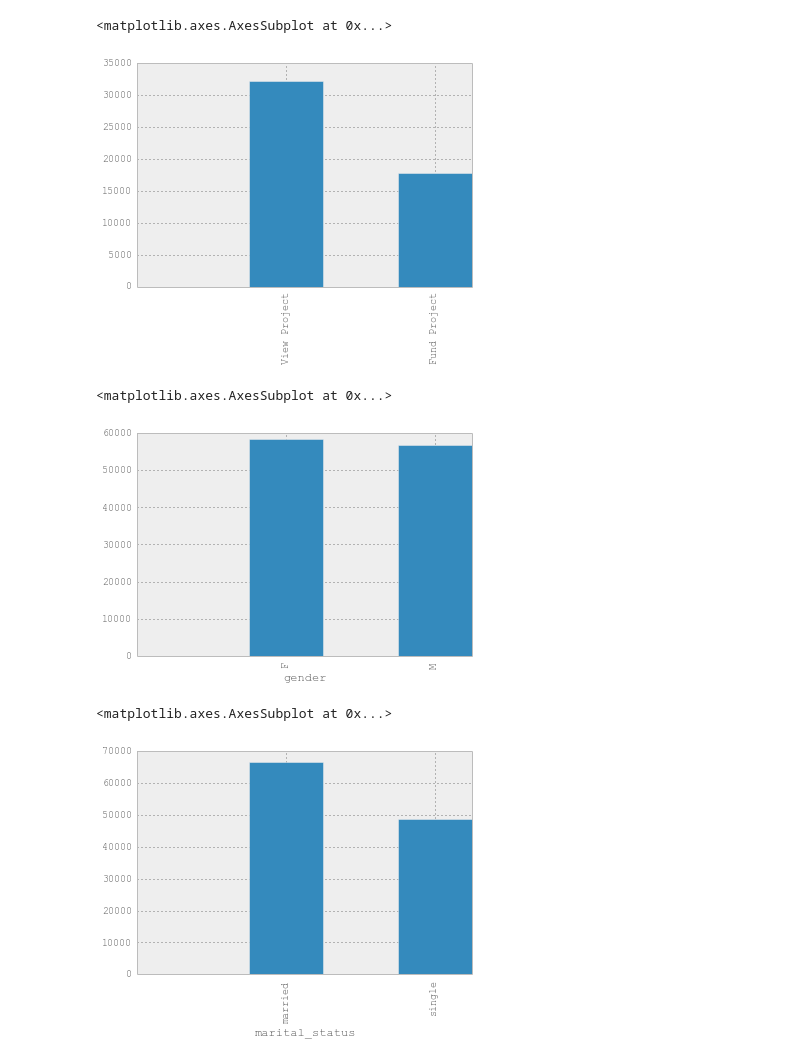
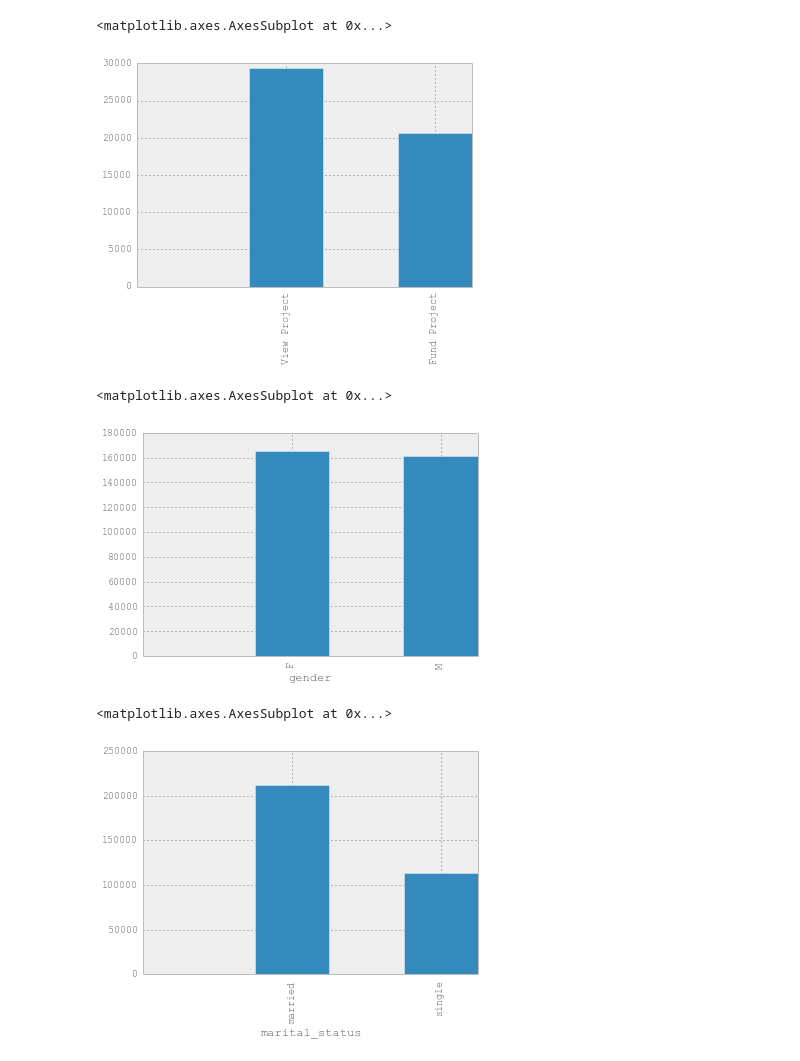
Before and after one commit to localytics/data-viz-challenge, a Jupyter notebook: Localytics Data Viz Challenge.ipynb, the cells around one changed output. Drawn from its saved outputs; the diff is of its cells as text; code cells hidden in the pictures.

Commit message:
update ipython notebook to use most recent data.json

```diff
--- a/Localytics Data Viz Challenge.ipynb
+++ b/Localytics Data Viz Challenge.ipynb
@@ -3,29 +3,30 @@ import pandas as pd
 import ujson as json
 import sys
 
-with open('../data.json') as f:
+with open('data.json') as f:
     all_data = json.load(f)
     df = pd.io.json.json_normalize(all_data['data'])
 # %%
 pd.set_option('display.mpl_style', 'default')
 
 df['client_time'] = pd.to_datetime(df['client_time'], unit='s')
+df['event_name'].value_counts()
 df['event_name'].value_counts().plot(kind='bar')
 # %% [output]
 <matplotlib.axes.AxesSubplot at 0x...>
-[figure, old version]
+[figure, new version]
 # %%
 funded_df = df[df['event_name'] == 'Fund Project']
 filtered_df = funded_df[funded_df['category'].isin(['Sports', 'Environment'])]
 filtered_df.groupby('gender')['amount'].aggregate(sum).plot(kind='bar')
 # %% [output]
 <matplotlib.axes.AxesSubplot at 0x...>
-[figure, old version]
+[figure, new version]
 # %%
 filtered_df.groupby('marital_status')['amount'].aggregate(sum).plot(kind='bar')
 # %% [output]
 <matplotlib.axes.AxesSubplot at 0x...>
-[figure, old version]
+[figure, new version]
 # %%
 filtered_df.groupby('device')['amount'].aggregate(sum).plot(kind='bar')
 # %% [output]
```
Also changed, not shown: parts of 7 cells of this notebook, 1 other file.
